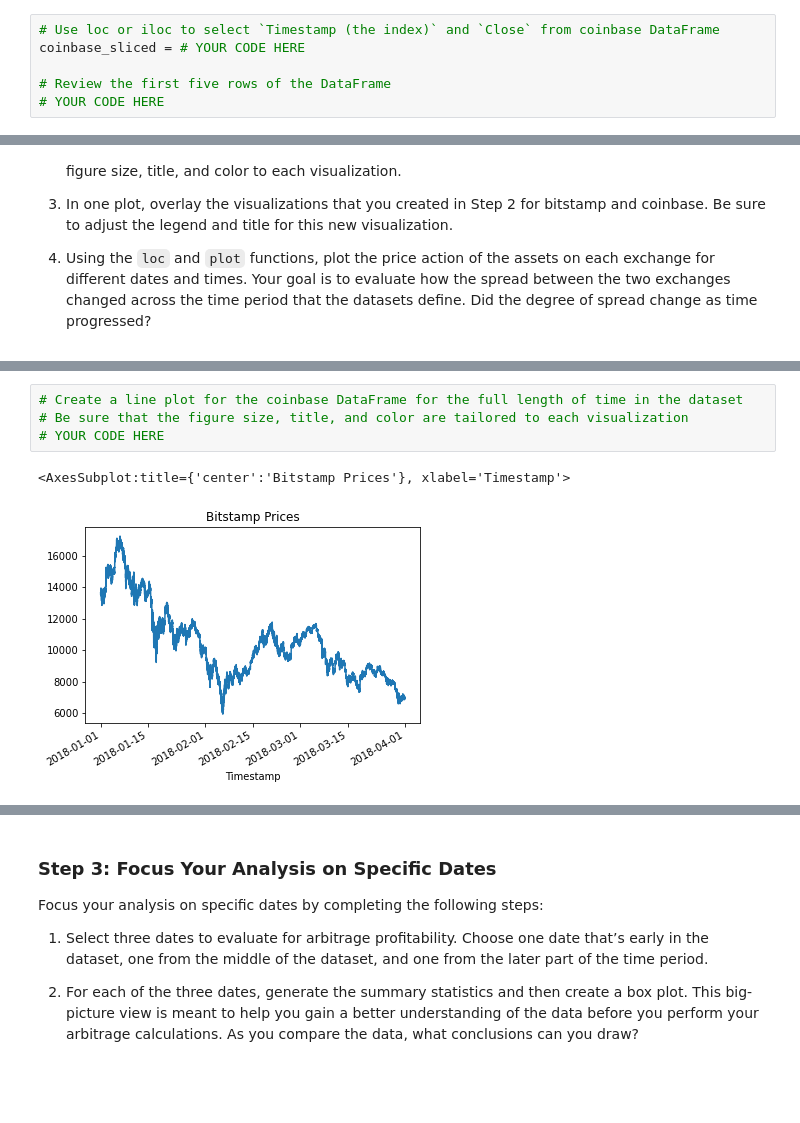
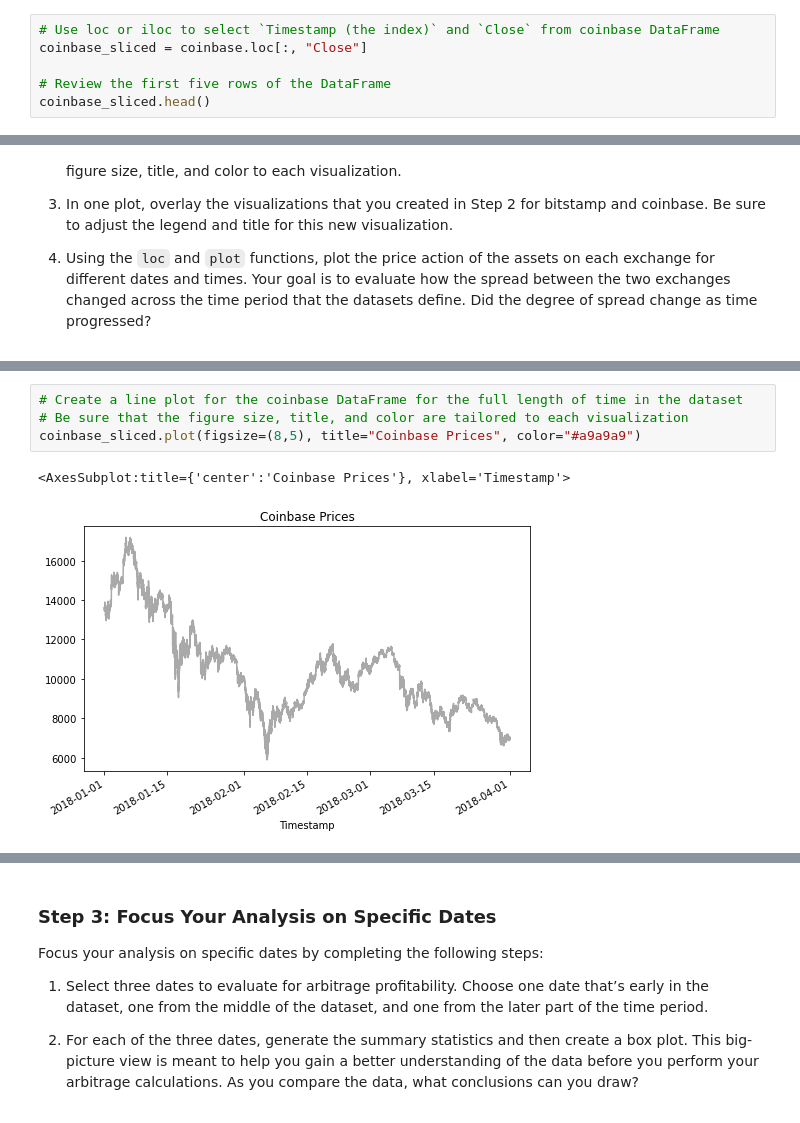
Before and after one commit to rjohnson617/Crypto_Arbitrage, a Jupyter notebook: crypto_arbitrage.ipynb, the cells around one changed output, grey strips where cells are left out. Saved outputs shown, nothing was run; the diff lists cells and outputs as text; blank space fills up the shorter version.

```diff
--- a/crypto_arbitrage.ipynb
+++ b/crypto_arbitrage.ipynb
@@ -256,7 +256,7 @@ bitstamp_sliced = # YOUR CODE HERE
 # %%
 # Use loc or iloc to select `Timestamp (the index)` and `Close` from coinbase DataFrame
-coinbase_sliced = # YOUR CODE HERE
+coinbase_sliced = coinbase.loc[:, "Close"]
 
 # Review the first five rows of the DataFrame
-# YOUR CODE HERE
+coinbase_sliced.head()
 # %% [output]
@@ -315,10 +315,10 @@ Sort through the time series data associated with the bitstamp and coinbase Data
 # %%
 # Create a line plot for the coinbase DataFrame for the full length of time in the dataset
 # Be sure that the figure size, title, and color are tailored to each visualization
-# YOUR CODE HERE
+coinbase_sliced.plot(figsize=(8,5), title="Coinbase Prices", color="#a9a9a9")
 # %% [output]
-<AxesSubplot:title={'center':'Bitstamp Prices'}, xlabel='Timestamp'>
+<AxesSubplot:title={'center':'Coinbase Prices'}, xlabel='Timestamp'>
-[figure, old version]
+[figure, new version]
 # %%
 # Overlay the visualizations for the bitstamp and coinbase DataFrames in one plot
 # The plot should visualize the prices over the full lenth of the dataset
```
Also changed, not shown: parts of 41 cells of this notebook.
